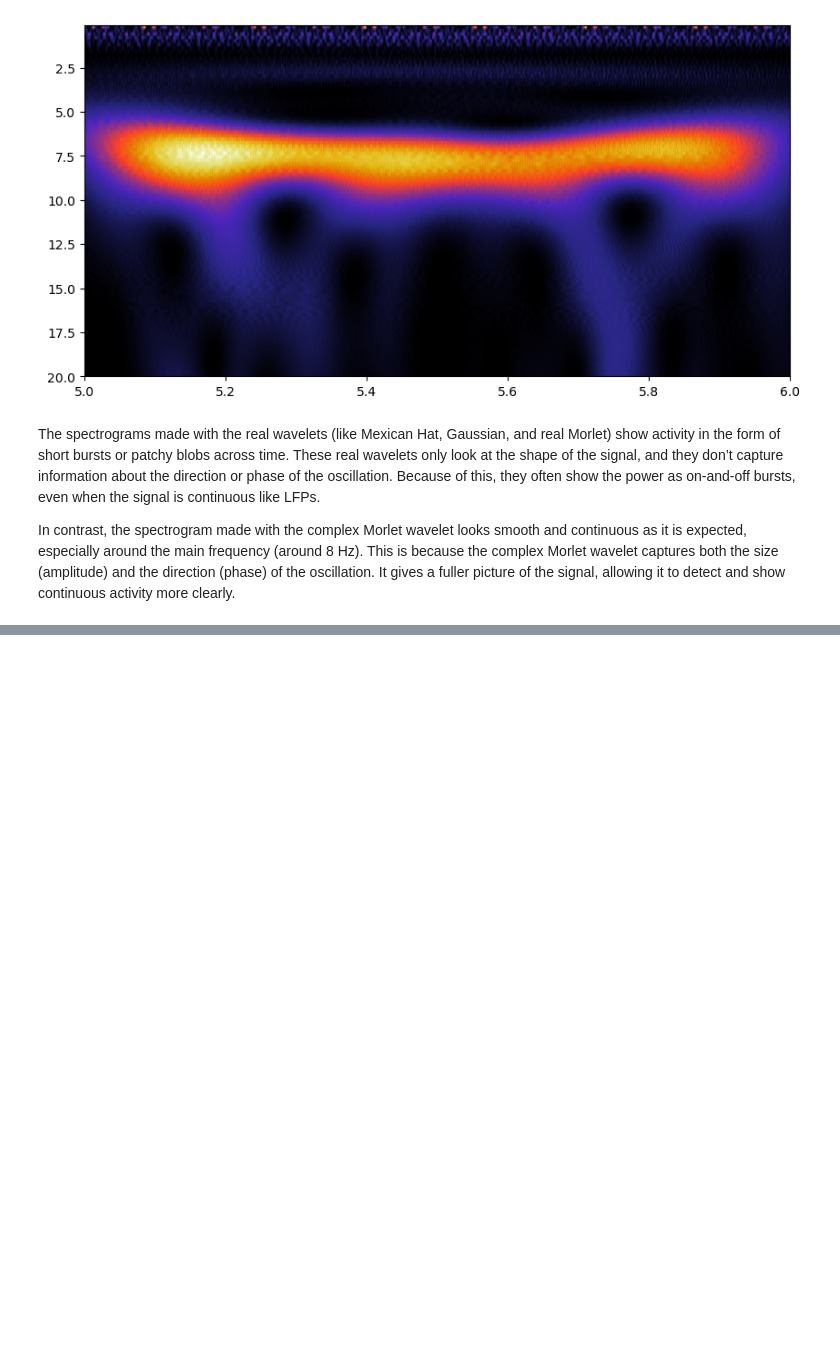
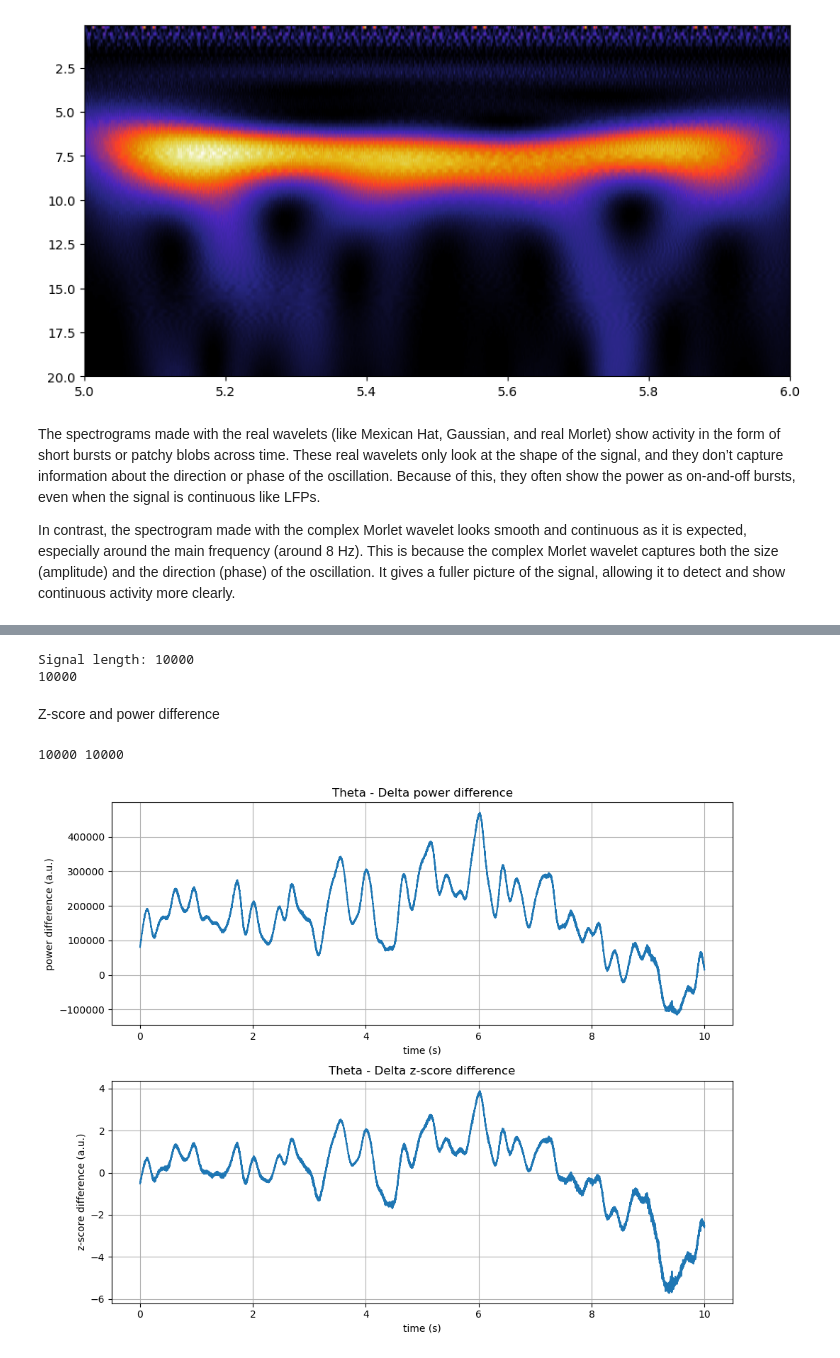
Before and after one commit to pschristodoulou/NRA, a Jupyter notebook: LFP/Ass1_ex1.ipynb, the cells around one changed output, grey strips where cells are left out. Saved outputs shown, nothing was run; the diff lists cells and outputs as text; code cells hidden in the pictures; blank space fills up the shorter version.

```diff
--- a/LFP/Ass1_ex1.ipynb
+++ b/LFP/Ass1_ex1.ipynb
@@ -331,0 +345,66 @@ In contrast, the spectrogram made with the complex Morlet wavelet looks smooth a
+# %%
+# Shorten to 10 seconds because the whole signal is 600 seconds
+start = 0 # in seconds
+end = 10 # in seconds
+sig = lfp[int(start*sampling_rate):int(end*sampling_rate)]
+# %%
+# sig = lfp - np.mean(sig) # get rid of 0 frequency component
+sig = sig - np.mean(sig)
+print(f"Signal length: {len(sig)}")
+
+def compute_ripple_power(signal,sampling_rate,low_f=100,high_f=250):
+    '''Takes lfp signal and sampling rate, returns instantaneous power in the specified band
+    (default is ripple band 100-250 Hz)'''
+    signal = signal - np.mean(signal) # get rid of 0 frequency component
+
+
+    frequencies =  np.linspace(low_f,high_f,50)/sampling_rate
+    wavelet = 'cmor1.0-1.0'
+    scales = scale2frequency(wavelet, frequencies)
+    cwtmatr, _ = cwt(signal, wavelet=wavelet, scales=scales,
+                    sampling_period=1.0/sampling_rate)
+    power = np.mean(abs(cwtmatr)**2,axis=0)
+
+    return power
+
+th_power = compute_ripple_power(sig,sampling_rate, low_f=6, high_f=10)
+delt_power = compute_ripple_power(sig,sampling_rate, low_f=2, high_f=4)
+# %% [output]
+Signal length: 10000
+10000
+# %% [markdown]
+Z-score and power difference
+# %%
+from scipy.stats import zscore
+
+th_zscore = zscore(th_power)
+delt_zscore = zscore(delt_power)
+
+power_diff = th_power - delt_power
+zscore_diff = th_zscore - delt_zscore
+
+# print(len(power_diff), len(zscore_diff))
+
+time = np.linspace(start,end,len(th_power))
+
+# time = np.arange(len(power_diff)) / sampling_rate
+# time = np.arange(len(zscore_diff)) / sampling_rate
+
+plt.figure(figsize=(10,8))
+plt.subplot(2, 1, 1)
+plt.plot(time, power_diff)
+plt.grid()
+plt.xlabel('time (s)')
+plt.ylabel('power difference (a.u.)')
+plt.title('Theta - Delta power difference')
+
+plt.subplot(2, 1, 2)
+plt.plot(time, zscore_diff)
+plt.grid()
+plt.xlabel('time (s)')
+plt.ylabel('z-score difference (a.u.)')
+plt.title('Theta - Delta z-score difference')
+plt.tight_layout()
+# %% [output]
+10000 10000
+[figure, added]
```
Also changed, not shown: parts of 5 cells of this notebook.
